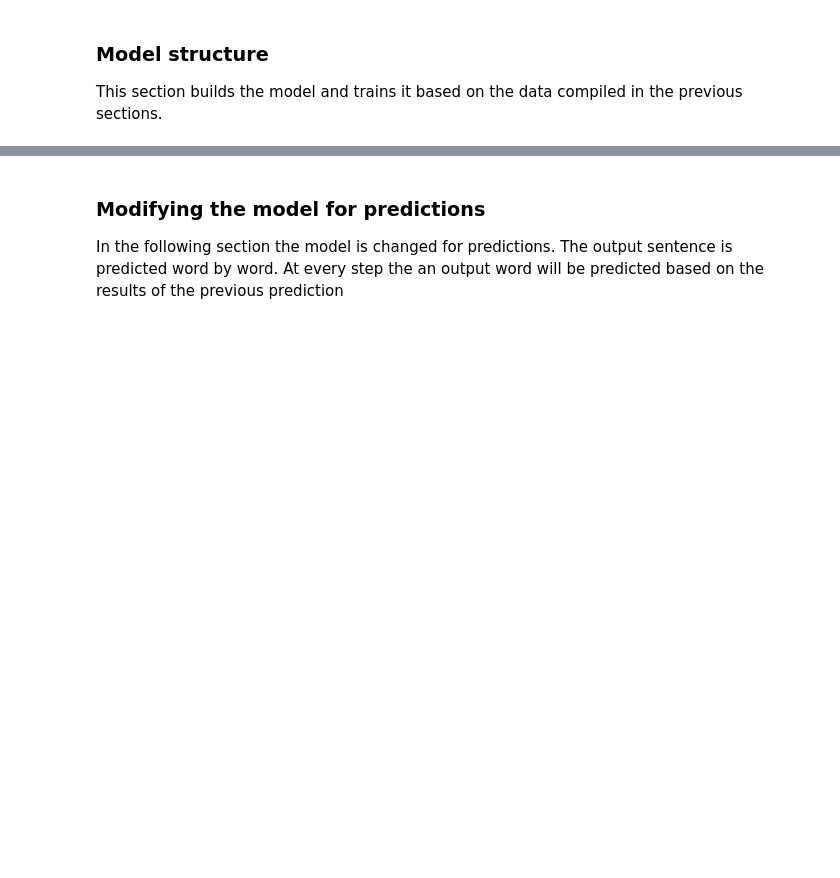
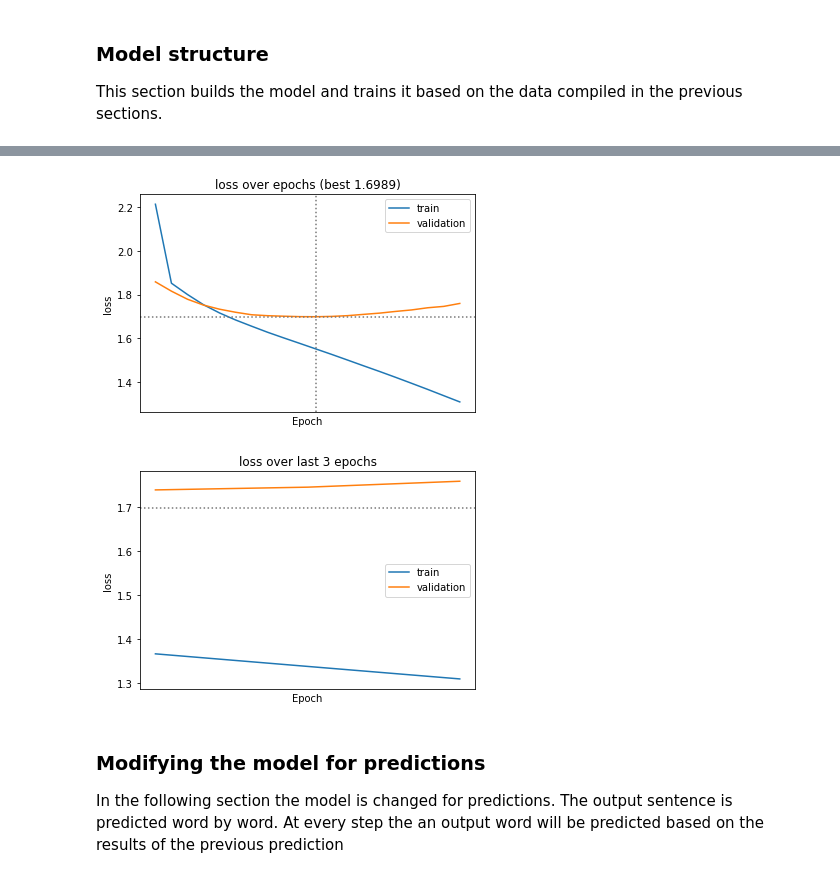
Before and after one commit to dKenez/VITMAV45_project, a Jupyter notebook: main.ipynb, the cells around one changed output, grey strips where cells are left out. Cells and saved outputs as stored; diff of their text form; code cells hidden in the pictures; blank space fills up the shorter version.

```diff
--- a/main.ipynb
+++ b/main.ipynb
@@ -756,3 +706,9 @@ Epoch 20/20
+# %%
+# plotting the loss
+pretty_plot(r, 'loss', lambda x: np.argmin(x))
+# %% [output]
+[figure, added]
+[figure, added]
 # %% [markdown]
 ### Modifying the model for predictions
 In the following section the model is changed for predictions. The output sentence is predicted word by word. At every step the an output word will be predicted based on the results of the previous prediction
```
Also changed, not shown: parts of 110 cells of this notebook.
